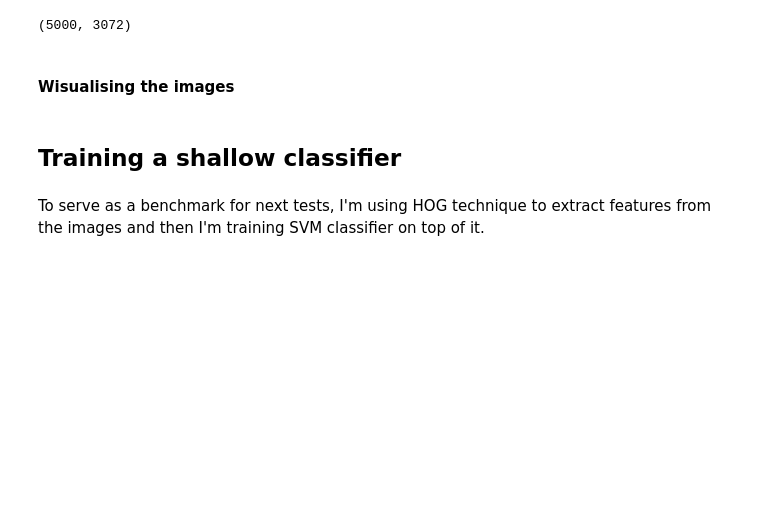
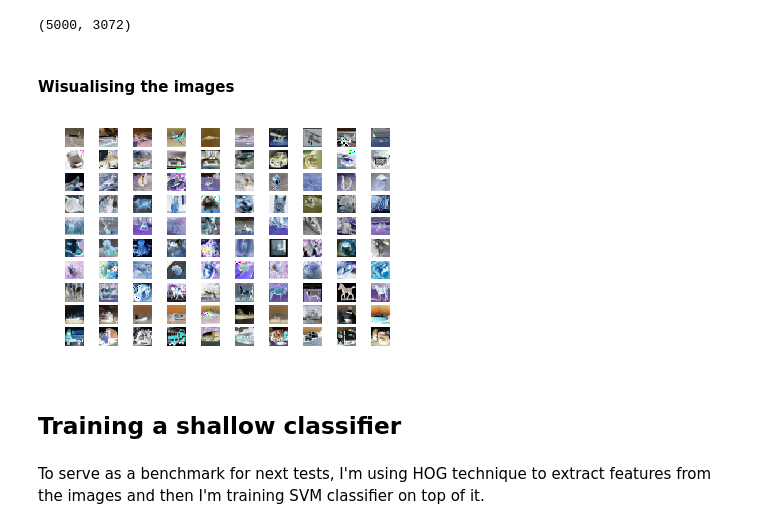
Before and after one commit to kmatusz/cifar10, a Jupyter notebook: cifar-analysis.ipynb, the cells around one changed output. Cells and saved outputs as stored; diff of their text form; code cells hidden in the pictures; blank space fills up the shorter version.

```diff
--- a/cifar-analysis.ipynb
+++ b/cifar-analysis.ipynb
@@ -110,23 +140,26 @@ x_train.shape
 # %%
 %matplotlib inline
 examples_indexes=[]
 for number in range(0,11):
     examples_indexes.append( [i for i, n in enumerate(y_train) if n==number][0:10])
 
-
-for i in range(len(examples_indexes)):
-    for j in range(len(examples_indexes[i])):
-
-        examples_indexes[i][j]= Image.fromarray((x_train[examples_indexes[i][j]]*255).astype('uint8'), 'RGB')
-
 examples_images=[]
 for i in examples_indexes:
     examples_images=examples_images+i
+
+
+for i in range(len(examples_images)):
+
+    examples_images[i]= Image.fromarray((x_train[examples_images[i]].reshape(3,1024).T.reshape(32,32,3)*255).astype('uint8'), 'RGB')
+
+
 
 for i in range(1,101):
     plt.subplot(10,10,i)
     plt.imshow(examples_images[i-1])
     plt.axis("off")
+# %% [output]
+[figure, added]
 # %% [markdown]
 ## Training a shallow classifier
 # %% [markdown]
```
Also changed, not shown: parts of 7 cells of this notebook.
